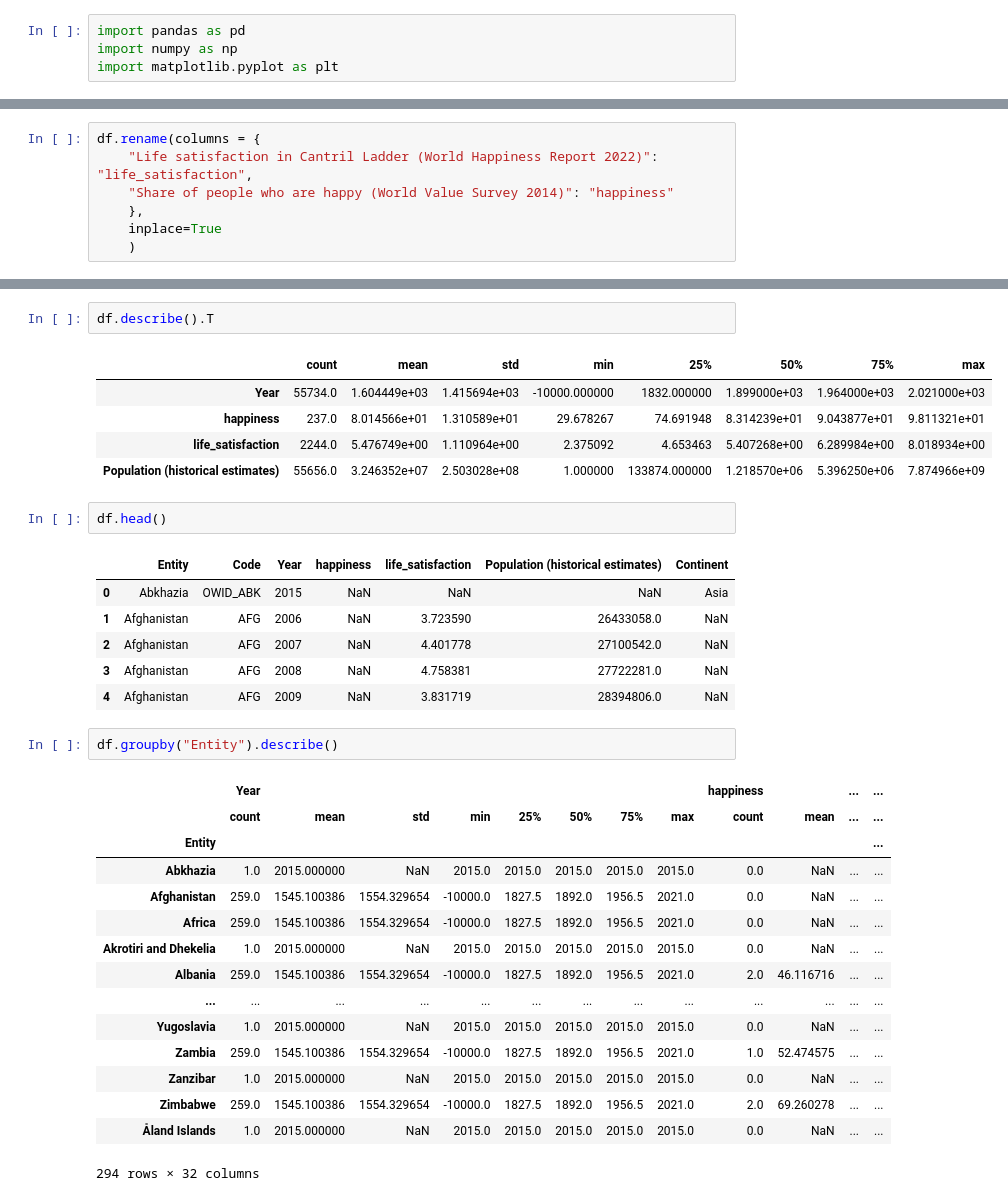
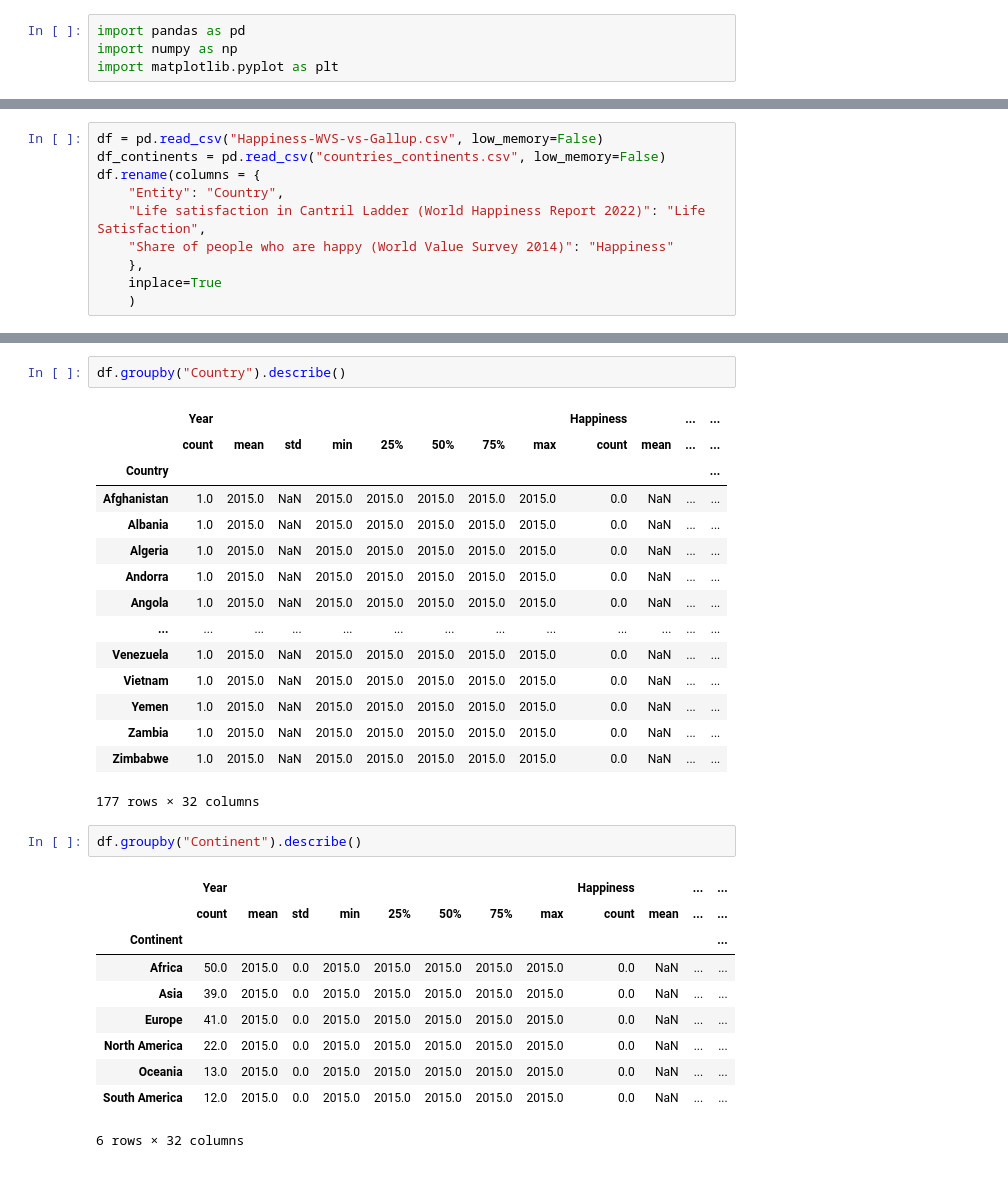
Before and after one commit to mayela/mlops-bootcamp, a Jupyter notebook: first_milestone/First_milestone.ipynb, the cells around one changed output, grey strips where cells are left out. Cells and saved outputs as stored; diff of their text form.

```diff
--- a/first_milestone/First_milestone.ipynb
+++ b/first_milestone/First_milestone.ipynb
@@ -7,3 +5,13 @@ df = pd.read_csv("Happiness-WVS-vs-Gallup.csv", low_memory=False)
+# %%
+df = pd.read_csv("Happiness-WVS-vs-Gallup.csv", low_memory=False)
+df_continents = pd.read_csv("countries_continents.csv", low_memory=False)
+df.rename(columns = {
+    "Entity": "Country",
+    "Life satisfaction in Cantril Ladder (World Happiness Report 2022)": "Life Satisfaction",
+    "Share of people who are happy (World Value Survey 2014)": "Happiness"
+    },
+    inplace=True
+    )
 # %%
 df.info()
 # %% [output]
@@ -22,9 +30,2 @@ Data columns (total 7 columns):
 dtypes: float64(3), int64(1), object(3)
 memory usage: 3.0+ MB
-# %%
-df.rename(columns = {
-    "Life satisfaction in Cantril Ladder (World Happiness Report 2022)": "life_satisfaction",
-    "Share of people who are happy (World Value Survey 2014)": "happiness"
-    },
-    inplace=True
-    )
@@ -31,35 +119,31 @@ df.rename(columns = {
 # %%
-df.describe().T
+df.groupby("Country").describe()
 # %% [output]
-|  | count | mean | std | min | 25% | 50% | 75% | max |
-| Year | 55734.0 | 1.604449e+03 | 1.415694e+03 | -10000.000000 | 1832.000000 | 1.899000e+03 | 1.964000e+03 | 2.021000e+03 |
-| happiness | 237.0 | 8.014566e+01 | 1.310589e+01 | 29.678267 | 74.691948 | 8.314239e+01 | 9.043877e+01 | 9.811321e+01 |
-| life_satisfaction | 2244.0 | 5.476749e+00 | 1.110964e+00 | 2.375092 | 4.653463 | 5.407268e+00 | 6.289984e+00 | 8.018934e+00 |
-| Population (historical estimates) | 55656.0 | 3.246352e+07 | 2.503028e+08 | 1.000000 | 133874.000000 | 1.218570e+06 | 5.396250e+06 | 7.874966e+09 |
+|  | Year |  |  |  |  |  |  |  | Happiness |  | ... | ... |
+|  | count | mean | std | min | 25% | 50% | 75% | max | count | mean | ... | ... |
+| Country |  |  |  |  |  |  |  |  |  |  |  | ... |
+| Afghanistan | 1.0 | 2015.0 | NaN | 2015.0 | 2015.0 | 2015.0 | 2015.0 | 2015.0 | 0.0 | NaN | ... | ... |
+| Albania | 1.0 | 2015.0 | NaN | 2015.0 | 2015.0 | 2015.0 | 2015.0 | 2015.0 | 0.0 | NaN | ... | ... |
+| Algeria | 1.0 | 2015.0 | NaN | 2015.0 | 2015.0 | 2015.0 | 2015.0 | 2015.0 | 0.0 | NaN | ... | ... |
+| Andorra | 1.0 | 2015.0 | NaN | 2015.0 | 2015.0 | 2015.0 | 2015.0 | 2015.0 | 0.0 | NaN | ... | ... |
+| Angola | 1.0 | 2015.0 | NaN | 2015.0 | 2015.0 | 2015.0 | 2015.0 | 2015.0 | 0.0 | NaN | ... | ... |
+| ... | ... | ... | ... | ... | ... | ... | ... | ... | ... | ... | ... | ... |
+| Venezuela | 1.0 | 2015.0 | NaN | 2015.0 | 2015.0 | 2015.0 | 2015.0 | 2015.0 | 0.0 | NaN | ... | ... |
+| Vietnam | 1.0 | 2015.0 | NaN | 2015.0 | 2015.0 | 2015.0 | 2015.0 | 2015.0 | 0.0 | NaN | ... | ... |
+| Yemen | 1.0 | 2015.0 | NaN | 2015.0 | 2015.0 | 2015.0 | 2015.0 | 2015.0 | 0.0 | NaN | ... | ... |
+| Zambia | 1.0 | 2015.0 | NaN | 2015.0 | 2015.0 | 2015.0 | 2015.0 | 2015.0 | 0.0 | NaN | ... | ... |
+| Zimbabwe | 1.0 | 2015.0 | NaN | 2015.0 | 2015.0 | 2015.0 | 2015.0 | 2015.0 | 0.0 | NaN | ... | ... |
+177 rows × 32 columns
-# %%
-df.head()
-# %% [output]
-|  | Entity | Code | Year | happiness | life_satisfaction | Population (historical estimates) | Continent |
-| 0 | Abkhazia | OWID_ABK | 2015 | NaN | NaN | NaN | Asia |
-| 1 | Afghanistan | AFG | 2006 | NaN | 3.723590 | 26433058.0 | NaN |
-| 2 | Afghanistan | AFG | 2007 | NaN | 4.401778 | 27100542.0 | NaN |
-| 3 | Afghanistan | AFG | 2008 | NaN | 4.758381 | 27722281.0 | NaN |
-| 4 | Afghanistan | AFG | 2009 | NaN | 3.831719 | 28394806.0 | NaN |
 # %%
-df.groupby("Entity").describe()
+df.groupby("Continent").describe()
 # %% [output]
-|  | Year |  |  |  |  |  |  |  | happiness |  | ... | ... |
+|  | Year |  |  |  |  |  |  |  | Happiness |  | ... | ... |
 |  | count | mean | std | min | 25% | 50% | 75% | max | count | mean | ... | ... |
-| Entity |  |  |  |  |  |  |  |  |  |  |  | ... |
-| Abkhazia | 1.0 | 2015.000000 | NaN | 2015.0 | 2015.0 | 2015.0 | 2015.0 | 2015.0 | 0.0 | NaN | ... | ... |
-| Afghanistan | 259.0 | 1545.100386 | 1554.329654 | -10000.0 | 1827.5 | 1892.0 | 1956.5 | 2021.0 | 0.0 | NaN | ... | ... |
-| Africa | 259.0 | 1545.100386 | 1554.329654 | -10000.0 | 1827.5 | 1892.0 | 1956.5 | 2021.0 | 0.0 | NaN | ... | ... |
-| Akrotiri and Dhekelia | 1.0 | 2015.000000 | NaN | 2015.0 | 2015.0 | 2015.0 | 2015.0 | 2015.0 | 0.0 | NaN | ... | ... |
-| Albania | 259.0 | 1545.100386 | 1554.329654 | -10000.0 | 1827.5 | 1892.0 | 1956.5 | 2021.0 | 2.0 | 46.116716 | ... | ... |
-| ... | ... | ... | ... | ... | ... | ... | ... | ... | ... | ... | ... | ... |
-| Yugoslavia | 1.0 | 2015.000000 | NaN | 2015.0 | 2015.0 | 2015.0 | 2015.0 | 2015.0 | 0.0 | NaN | ... | ... |
-| Zambia | 259.0 | 1545.100386 | 1554.329654 | -10000.0 | 1827.5 | 1892.0 | 1956.5 | 2021.0 | 1.0 | 52.474575 | ... | ... |
-| Zanzibar | 1.0 | 2015.000000 | NaN | 2015.0 | 2015.0 | 2015.0 | 2015.0 | 2015.0 | 0.0 | NaN | ... | ... |
-| Zimbabwe | 259.0 | 1545.100386 | 1554.329654 | -10000.0 | 1827.5 | 1892.0 | 1956.5 | 2021.0 | 2.0 | 69.260278 | ... | ... |
-| Åland Islands | 1.0 | 2015.000000 | NaN | 2015.0 | 2015.0 | 2015.0 | 2015.0 | 2015.0 | 0.0 | NaN | ... | ... |
+| Continent |  |  |  |  |  |  |  |  |  |  |  | ... |
+| Africa | 50.0 | 2015.0 | 0.0 | 2015.0 | 2015.0 | 2015.0 | 2015.0 | 2015.0 | 0.0 | NaN | ... | ... |
+| Asia | 39.0 | 2015.0 | 0.0 | 2015.0 | 2015.0 | 2015.0 | 2015.0 | 2015.0 | 0.0 | NaN | ... | ... |
+| Europe | 41.0 | 2015.0 | 0.0 | 2015.0 | 2015.0 | 2015.0 | 2015.0 | 2015.0 | 0.0 | NaN | ... | ... |
+| North America | 22.0 | 2015.0 | 0.0 | 2015.0 | 2015.0 | 2015.0 | 2015.0 | 2015.0 | 0.0 | NaN | ... | ... |
+| Oceania | 13.0 | 2015.0 | 0.0 | 2015.0 | 2015.0 | 2015.0 | 2015.0 | 2015.0 | 0.0 | NaN | ... | ... |
+| South America | 12.0 | 2015.0 | 0.0 | 2015.0 | 2015.0 | 2015.0 | 2015.0 | 2015.0 | 0.0 | NaN | ... | ... |
-294 rows × 32 columns
+6 rows × 32 columns
```
Also changed, not shown: parts of 14 cells of this notebook, 3 other files.
